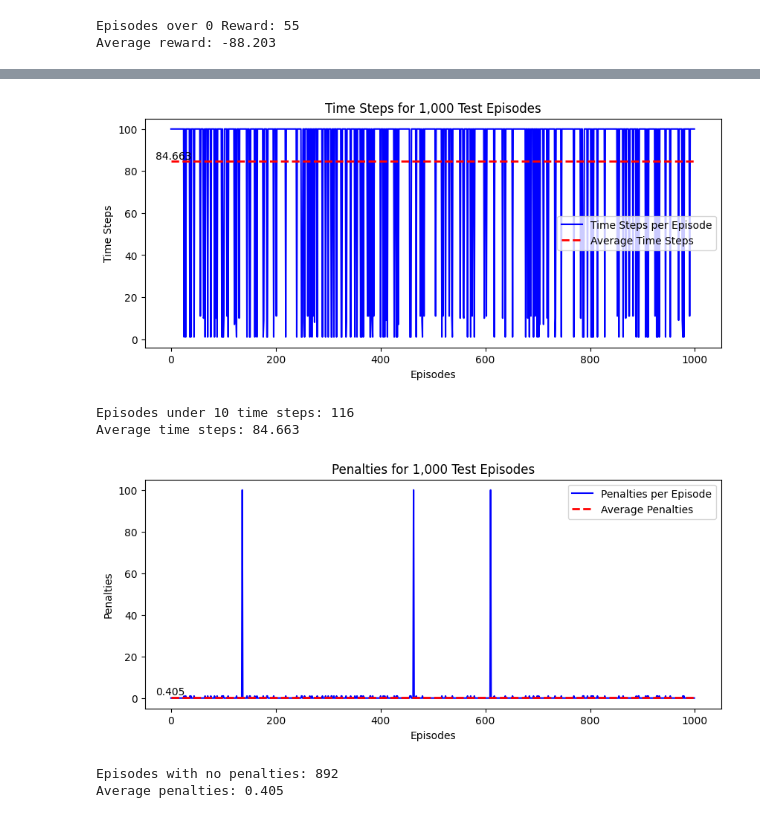
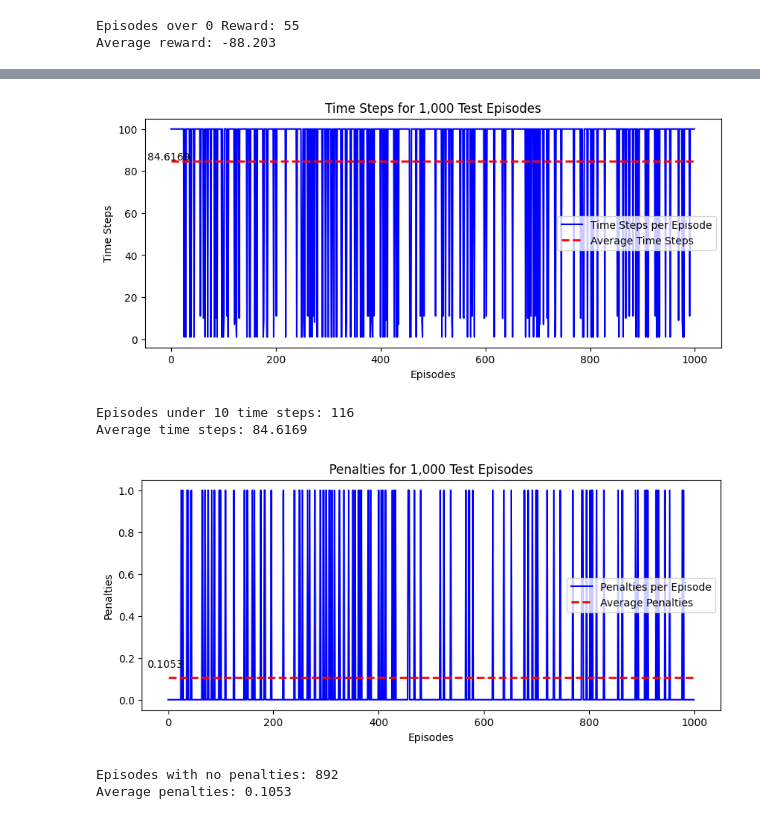
Before and after one commit to Marini97/taxi-extension, a Jupyter notebook: results.ipynb, the cells around one changed output, grey strips where cells are left out. Drawn from its saved outputs; the diff is of its cells as text; code cells hidden in the pictures.

```diff
--- a/results.ipynb
+++ b/results.ipynb
@@ -299,3 +303,21 @@ print("Average reward:", mean)
 [figure]
 Episodes over 0 Reward: 55
 Average reward: -88.203
+# %%
+# plot the histogram of distribution of rewards for 1,000 Test Episodes
+# remove the outliers with reward over -200
+test_ext = test_ext[test_ext['Rewards'] > -200]
+mean = test_ext['Rewards'].mean()
+mean = round(mean, 4)
+
+plt.figure(figsize=(10,4))
+plt.title("Rewards for 1,000 Test Episodes")
+plt.xlabel("Episodes")
+plt.ylabel("Reward")
+
+plt.plot(test_ext['Rewards'], color='blue', label='Reward per Episode')
+plt.hlines(y=mean, xmin=0, xmax=1000, linewidth=2, color='r', label='Average Reward', linestyles='dashed')
+plt.text(-40, mean+1, mean)
+
+plt.legend()
+plt.show()
@@ -302,6 +326,7 @@ Average reward: -88.203
 # %%
 # plot the number of timesteps of 1,000 Test Episodes
 mean = test_ext['Timesteps'].mean()
+mean = round(mean, 4)
 
 plt.figure(figsize=(10,4))
 plt.title("Time Steps for 1,000 Test Episodes")
@@ -310,7 +335,7 @@ plt.ylabel("Time Steps")
 
 plt.plot(test_ext['Timesteps'], color='blue', label='Time Steps per Episode')
 plt.hlines(y=mean, xmin=0, xmax=1000, linewidth=2, color='r', label='Average Time Steps', linestyles='dashed')
-plt.text(-30, mean+1, mean)
+plt.text(-45, mean+0.5, mean)
 
 
 plt.legend()
@@ -322,27 +347,28 @@ print("Average time steps:", mean)
 # %% [output]
 [figure]
 Episodes under 10 time steps: 116
-Average time steps: 84.663
+Average time steps: 84.6169
 # %%
 # plot the number of penalties of 1,000 Test Episodes
 mean = test_ext['Penalties'].mean()
+mean = round(mean, 4)
 
 plt.figure(figsize=(10,4))
 plt.title("Penalties for 1,000 Test Episodes")
 plt.xlabel("Episodes")
 plt.ylabel("Penalties")
 
 plt.plot(test_ext['Penalties'], color='blue', label='Penalties per Episode')
 plt.hlines(y=mean, xmin=0, xmax=1000, linewidth=2, color='r', label='Average Penalties', linestyles='dashed')
-plt.text(-30, mean+1, mean)
+plt.text(-40, mean+0.05, mean)
 
 plt.legend()
 plt.show()
 
 # print how many timesteps are under 10
 print("Episodes with no penalties:", len(test_ext[test_ext['Penalties'] < 1]))
 print("Average penalties:", mean)
 # %% [output]
-[figure, old version]
+[figure, new version]
 Episodes with no penalties: 892
-Average penalties: 0.405
+Average penalties: 0.1053
```
Also changed, not shown: parts of 9 cells of this notebook, 5 other files.
